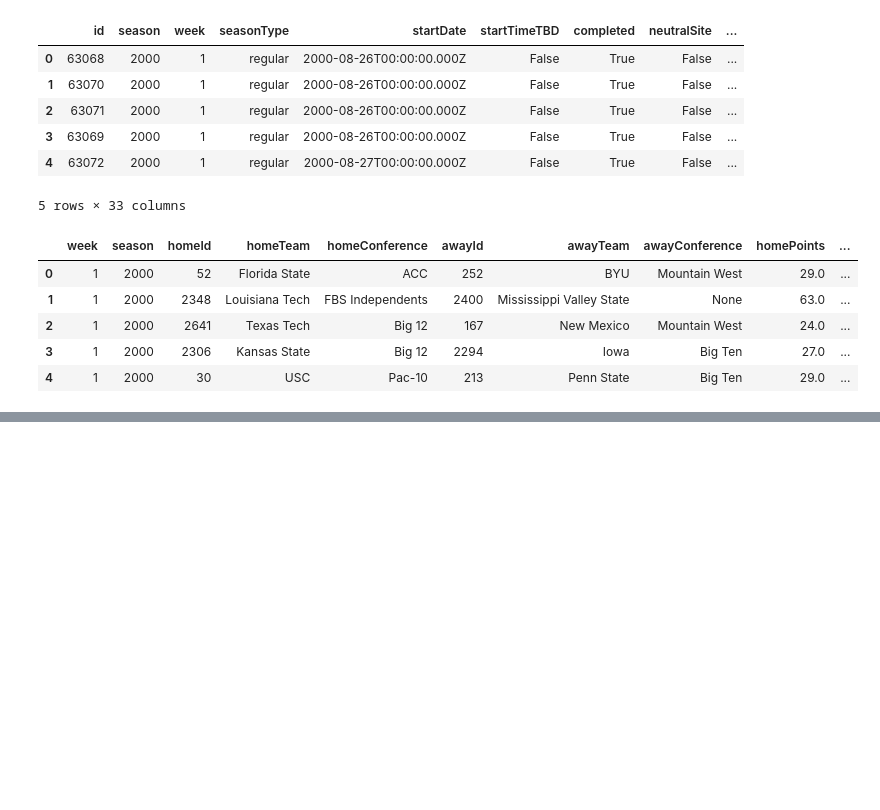
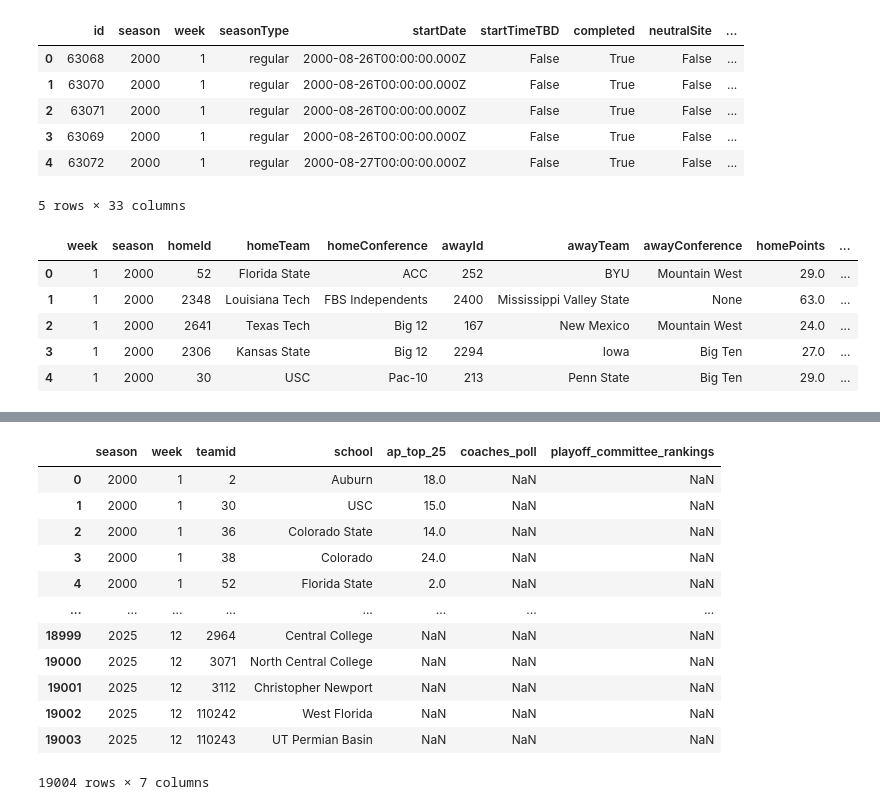
Before and after one commit to wandrz/CFB_Ranking_Analysis, a Jupyter notebook: notebooks/data_explorations.ipynb, the cells around one changed output, grey strips where cells are left out. Saved outputs shown, nothing was run; the diff lists cells and outputs as text; code cells hidden in the pictures; blank space fills up the shorter version.

```diff
--- a/notebooks/data_explorations.ipynb
+++ b/notebooks/data_explorations.ipynb
@@ -3,2 +4,16 @@ import pandas as pd
 import json
 import os
+# %%
+def dfLoaderJson(dataSrc) :
+    dfs = []
+    dataFiles = os.listdir(dataSrc)
+
+    print(f'reading {len(dataFiles)} from {dataSrc}')
+
+    for f in dataFiles:
+        dfs.append(pd.read_json(f'{dataSrc}/{f}'))
+
+    all_dfs = pd.concat(dfs)
+    print(all_dfs.shape)
+
+    return all_dfs
@@ -42,0 +151,17 @@ all_games_df[game_cols].head(5)
+# %%
+cleanRankings_df = cleanRankings(rankings_df)
+cleanRankings_df[['season','week', 'teamid', 'school', 'ap_top_25', 'coaches_poll', 'playoff_committee_rankings']]
+# %% [output]
+|  | season | week | teamid | school | ap_top_25 | coaches_poll | playoff_committee_rankings |
+| 0 | 2000 | 1 | 2 | Auburn | 18.0 | NaN | NaN |
+| 1 | 2000 | 1 | 30 | USC | 15.0 | NaN | NaN |
+| 2 | 2000 | 1 | 36 | Colorado State | 14.0 | NaN | NaN |
+| 3 | 2000 | 1 | 38 | Colorado | 24.0 | NaN | NaN |
+| 4 | 2000 | 1 | 52 | Florida State | 2.0 | NaN | NaN |
+| ... | ... | ... | ... | ... | ... | ... | ... |
+| 18999 | 2025 | 12 | 2964 | Central College | NaN | NaN | NaN |
+| 19000 | 2025 | 12 | 3071 | North Central College | NaN | NaN | NaN |
+| 19001 | 2025 | 12 | 3112 | Christopher Newport | NaN | NaN | NaN |
+| 19002 | 2025 | 12 | 110242 | West Florida | NaN | NaN | NaN |
+| 19003 | 2025 | 12 | 110243 | UT Permian Basin | NaN | NaN | NaN |
+19004 rows × 7 columns
```
Also changed, not shown: parts of 22 cells of this notebook.
